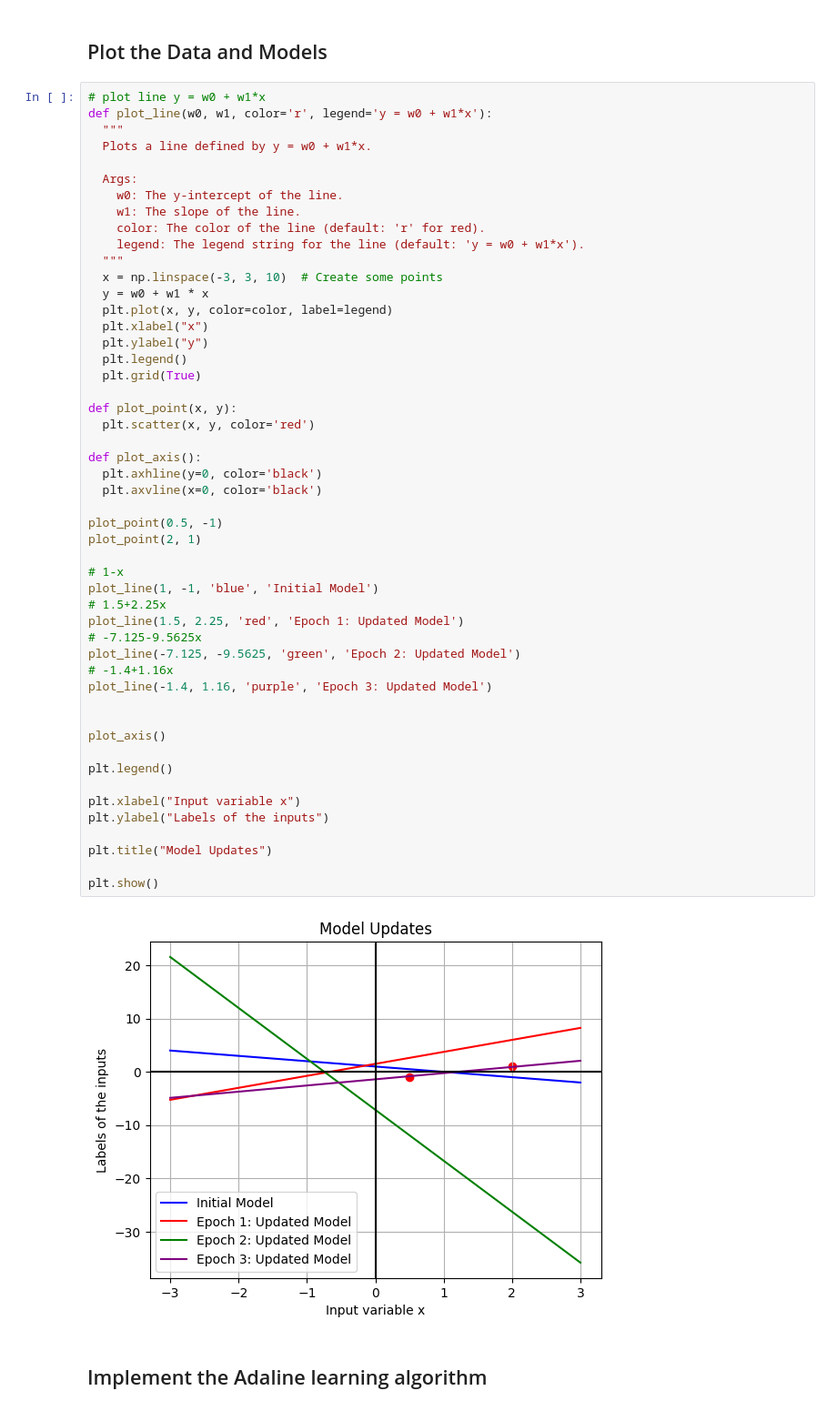
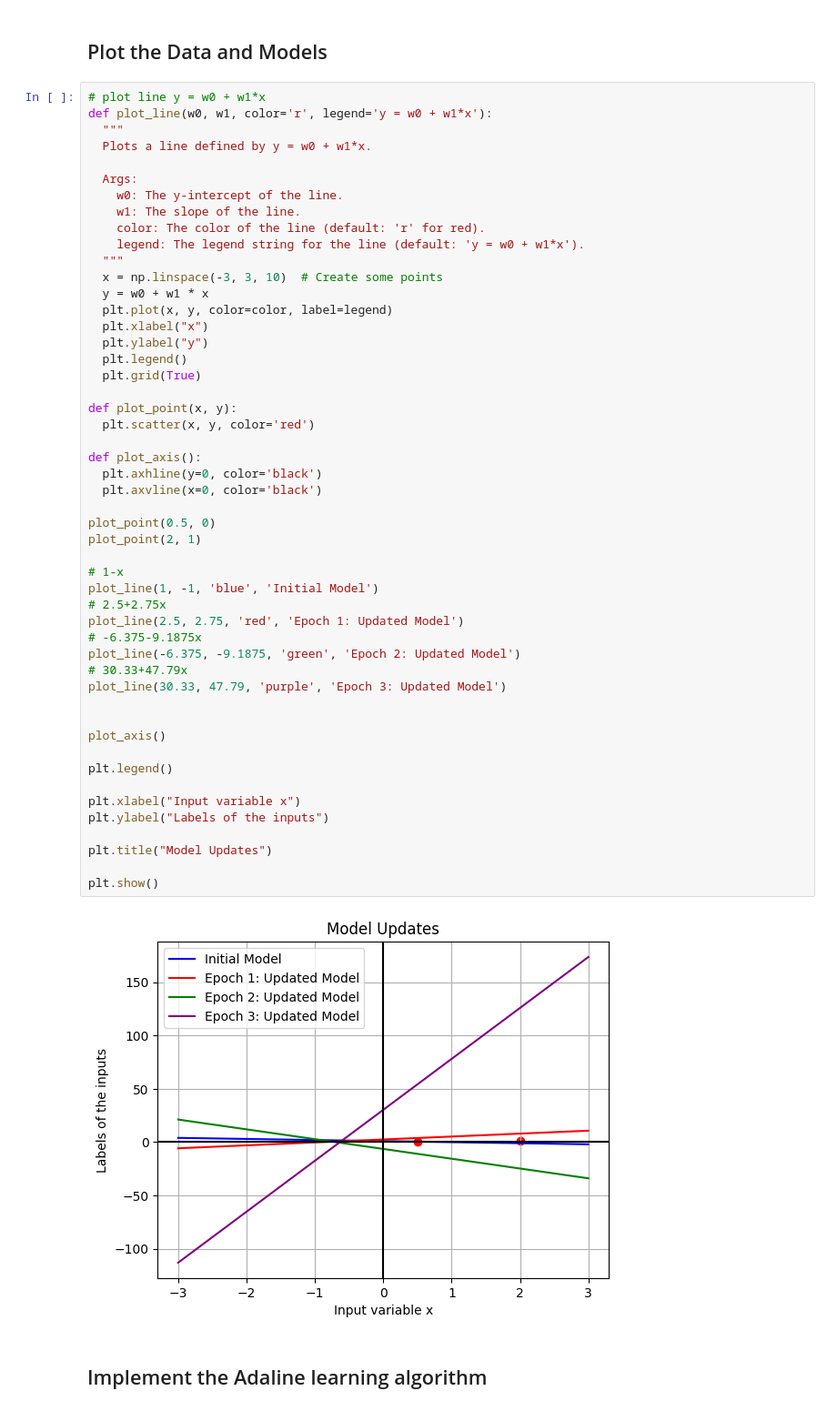
Before and after one commit to anyuanay/INFO213, a Jupyter notebook: INFO213_Week1_2_TrainingSimpleClassifier_answers_lecture.ipynb, the cells around one changed output. Shown at 91% size. Drawn from its saved outputs; the diff is of its cells as text.

```diff
--- a/INFO213_Week1_2_TrainingSimpleClassifier_answers_lecture.ipynb
+++ b/INFO213_Week1_2_TrainingSimpleClassifier_answers_lecture.ipynb
@@ -496,41 +522,41 @@ def plot_line(w0, w1, color='r', legend='y = w0 + w1*x'):
   plt.plot(x, y, color=color, label=legend)
   plt.xlabel("x")
   plt.ylabel("y")
   plt.legend()
   plt.grid(True)
 
 def plot_point(x, y):
   plt.scatter(x, y, color='red')
 
 def plot_axis():
   plt.axhline(y=0, color='black')
   plt.axvline(x=0, color='black')
 
-plot_point(0.5, -1)
+plot_point(0.5, 0)
 plot_point(2, 1)
 
 # 1-x
 plot_line(1, -1, 'blue', 'Initial Model')
-# 1.5+2.25x
-plot_line(1.5, 2.25, 'red', 'Epoch 1: Updated Model')
-# -7.125-9.5625x
-plot_line(-7.125, -9.5625, 'green', 'Epoch 2: Updated Model')
-# -1.4+1.16x
-plot_line(-1.4, 1.16, 'purple', 'Epoch 3: Updated Model')
+# 2.5+2.75x
+plot_line(2.5, 2.75, 'red', 'Epoch 1: Updated Model')
+# -6.375-9.1875x
+plot_line(-6.375, -9.1875, 'green', 'Epoch 2: Updated Model')
+# 30.33+47.79x
+plot_line(30.33, 47.79, 'purple', 'Epoch 3: Updated Model')
 
 
 plot_axis()
 
 plt.legend()
 
 plt.xlabel("Input variable x")
 plt.ylabel("Labels of the inputs")
 
 plt.title("Model Updates")
 
 plt.show()
 # %% [output]
-[figure, old version]
+[figure, new version]
 # %% [markdown]
 ## Implement the Adaline learning algorithm
 # %% [markdown]
```
Also changed, not shown: parts of 17 cells of this notebook.
